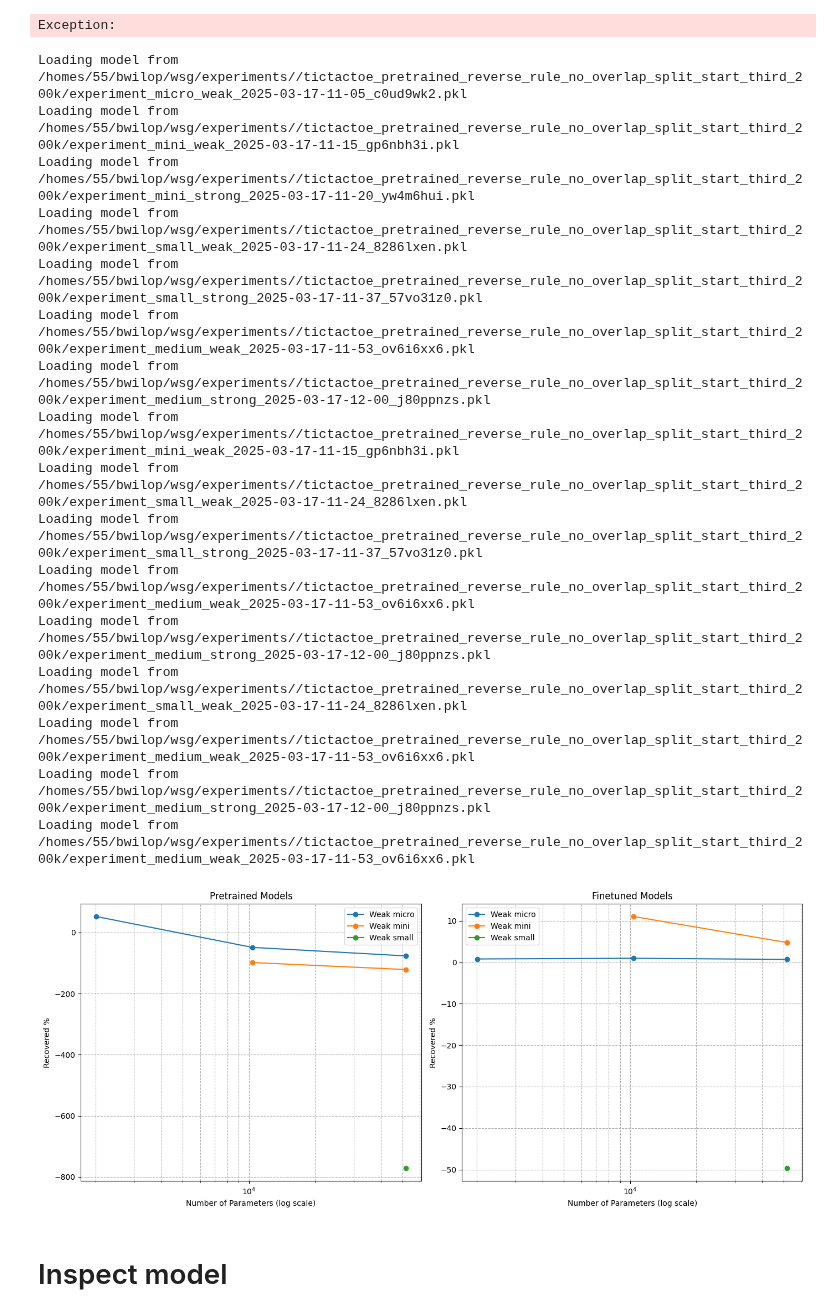
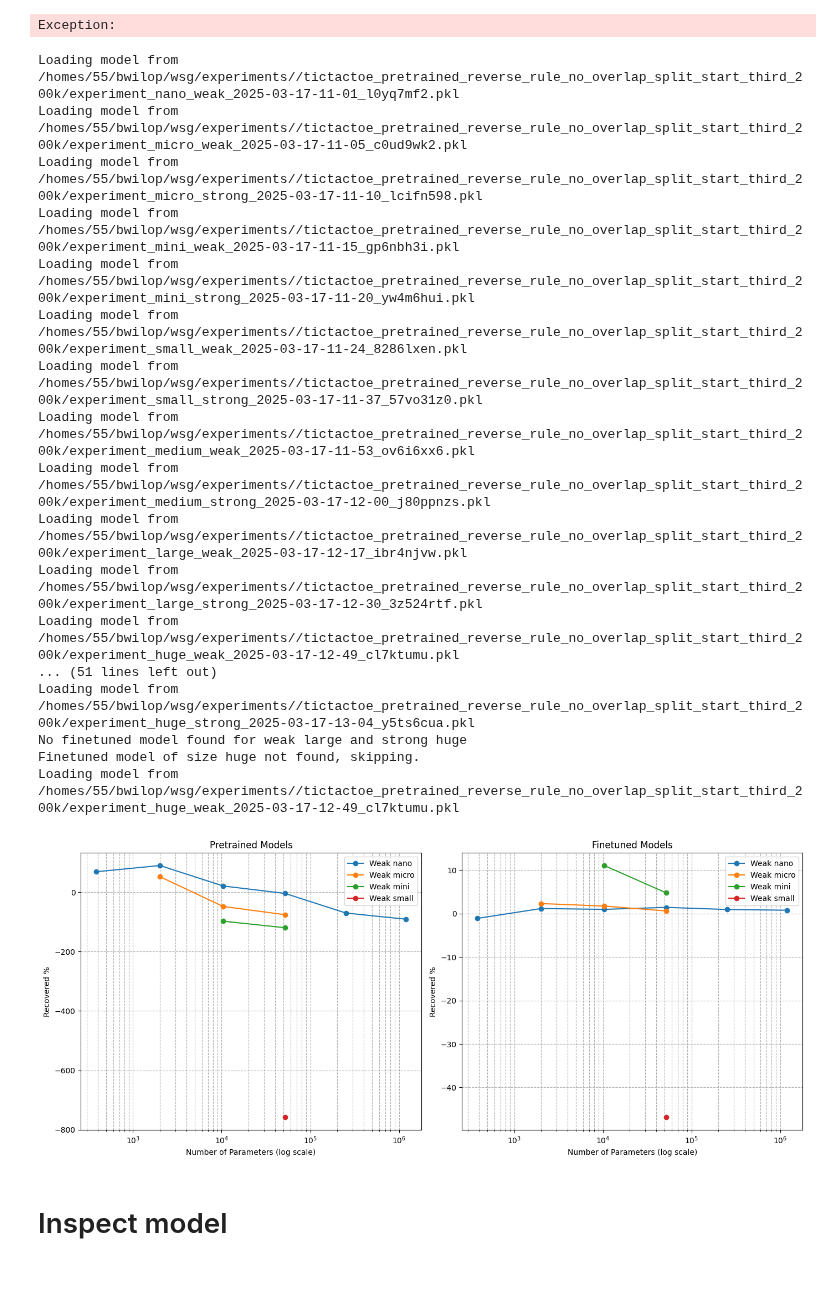
Before and after one commit to BenWilop/WSG_games, a Jupyter notebook: playground_WSG_games.ipynb, the cells around one changed output. Cells and saved outputs as stored; diff of their text form; code cells hidden in the pictures; blank space fills up the shorter version.

```diff
--- a/playground_WSG_games.ipynb
+++ b/playground_WSG_games.ipynb
@@ -441,44 +410,45 @@ def visualize_finetuning_results(pretrained_project_name: str, finetuned_project
     axes[0].legend()
     axes[0].grid(True, which="both", ls="--")
 
     # Plot finetuned data.
     for weak_size, points in data_finetuned.items():
         if points:
             points.sort(key=lambda x: x[0])
             x_vals = [p[0] for p in points]
             y_vals = [p[1] for p in points]
             axes[1].plot(x_vals, y_vals, marker='o', label=f"Weak {weak_size}")
     axes[1].set_xscale('log')
     axes[1].set_xlabel("Number of Parameters (log scale)")
     axes[1].set_ylabel("Recovered %")
     axes[1].set_title("Finetuned Models")
     axes[1].legend()
     axes[1].grid(True, which="both", ls="--")
 
     plt.tight_layout()
     plt.show()
 
 visualize_finetuning_results(pretrained_project_name, finetuned_project_name,
                                  experiment_folder, tictactoe_test_data,
-                                 ["micro", "mini", "small", "medium"])
+                                 ["nano", "micro", "mini", "small", "medium", "large", "huge"])
 # %% [output]
+Loading model from /homes/55/bwilop/wsg/experiments//tictactoe_pretrained_reverse_rule_no_overlap_split_start_third_200k/experiment_nano_weak_2025-03-17-11-01_l0yq7mf2.pkl
 Loading model from /homes/55/bwilop/wsg/experiments//tictactoe_pretrained_reverse_rule_no_overlap_split_start_third_200k/experiment_micro_weak_2025-03-17-11-05_c0ud9wk2.pkl
+Loading model from /homes/55/bwilop/wsg/experiments//tictactoe_pretrained_reverse_rule_no_overlap_split_start_third_200k/experiment_micro_strong_2025-03-17-11-10_lcifn598.pkl
 Loading model from /homes/55/bwilop/wsg/experiments//tictactoe_pretrained_reverse_rule_no_overlap_split_start_third_200k/experiment_mini_weak_2025-03-17-11-15_gp6nbh3i.pkl
 Loading model from /homes/55/bwilop/wsg/experiments//tictactoe_pretrained_reverse_rule_no_overlap_split_start_third_200k/experiment_mini_strong_2025-03-17-11-20_yw4m6hui.pkl
 Loading model from /homes/55/bwilop/wsg/experiments//tictactoe_pretrained_reverse_rule_no_overlap_split_start_third_200k/experiment_small_weak_2025-03-17-11-24_8286lxen.pkl
 Loading model from /homes/55/bwilop/wsg/experiments//tictactoe_pretrained_reverse_rule_no_overlap_split_start_third_200k/experiment_small_strong_2025-03-17-11-37_57vo31z0.pkl
 Loading model from /homes/55/bwilop/wsg/experiments//tictactoe_pretrained_reverse_rule_no_overlap_split_start_third_200k/experiment_medium_weak_2025-03-17-11-53_ov6i6xx6.pkl
 Loading model from /homes/55/bwilop/wsg/experiments//tictactoe_pretrained_reverse_rule_no_overlap_split_start_third_200k/experiment_medium_strong_2025-03-17-12-00_j80ppnzs.pkl
-Loading model from /homes/55/bwilop/wsg/experiments//tictactoe_pretrained_reverse_rule_no_overlap_split_start_third_200k/experiment_mini_weak_2025-03-17-11-15_gp6nbh3i.pkl
-Loading model from /homes/55/bwilop/wsg/experiments//tictactoe_pretrained_reverse_rule_no_overlap_split_start_third_200k/experiment_small_weak_2025-03-17-11-24_8286lxen.pkl
-Loading model from /homes/55/bwilop/wsg/experiments//tictactoe_pretrained_reverse_rule_no_overlap_split_start_third_200k/experiment_small_strong_2025-03-17-11-37_57vo31z0.pkl
-Loading model from /homes/55/bwilop/wsg/experiments//tictactoe_pretrained_reverse_rule_no_overlap_split_start_third_200k/experiment_medium_weak_2025-03-17-11-53_ov6i6xx6.pkl
-Loading model from /homes/55/bwilop/wsg/experiments//tictactoe_pretrained_reverse_rule_no_overlap_split_start_third_200k/experiment_medium_strong_2025-03-17-12-00_j80ppnzs.pkl
-Loading model from /homes/55/bwilop/wsg/experiments//tictactoe_pretrained_reverse_rule_no_overlap_split_start_third_200k/experiment_small_weak_2025-03-17-11-24_8286lxen.pkl
-Loading model from /homes/55/bwilop/wsg/experiments//tictactoe_pretrained_reverse_rule_no_overlap_split_start_third_200k/experiment_medium_weak_2025-03-17-11-53_ov6i6xx6.pkl
-Loading model from /homes/55/bwilop/wsg/experiments//tictactoe_pretrained_reverse_rule_no_overlap_split_start_third_200k/experiment_medium_strong_2025-03-17-12-00_j80ppnzs.pkl
-Loading model from /homes/55/bwilop/wsg/experiments//tictactoe_pretrained_reverse_rule_no_overlap_split_start_third_200k/experiment_medium_weak_2025-03-17-11-53_ov6i6xx6.pkl
+Loading model from /homes/55/bwilop/wsg/experiments//tictactoe_pretrained_reverse_rule_no_overlap_split_start_third_200k/experiment_large_weak_2025-03-17-12-17_ibr4njvw.pkl
+Loading model from /homes/55/bwilop/wsg/experiments//tictactoe_pretrained_reverse_rule_no_overlap_split_start_third_200k/experiment_large_strong_2025-03-17-12-30_3z524rtf.pkl
+Loading model from /homes/55/bwilop/wsg/experiments//tictactoe_pretrained_reverse_rule_no_overlap_split_start_third_200k/experiment_huge_weak_2025-03-17-12-49_cl7ktumu.pkl
+... (51 lines left out)
+Loading model from /homes/55/bwilop/wsg/experiments//tictactoe_pretrained_reverse_rule_no_overlap_split_start_third_200k/experiment_huge_strong_2025-03-17-13-04_y5ts6cua.pkl
+No finetuned model found for weak large and strong huge
+Finetuned model of size huge not found, skipping.
+Loading model from /homes/55/bwilop/wsg/experiments//tictactoe_pretrained_reverse_rule_no_overlap_split_start_third_200k/experiment_huge_weak_2025-03-17-12-49_cl7ktumu.pkl
-[figure, old version]
+[figure, new version]
 # %%
 raise Exception()
 # %% [markdown]
```
Also changed, not shown: parts of 1 cell of this notebook, 1 other file.
